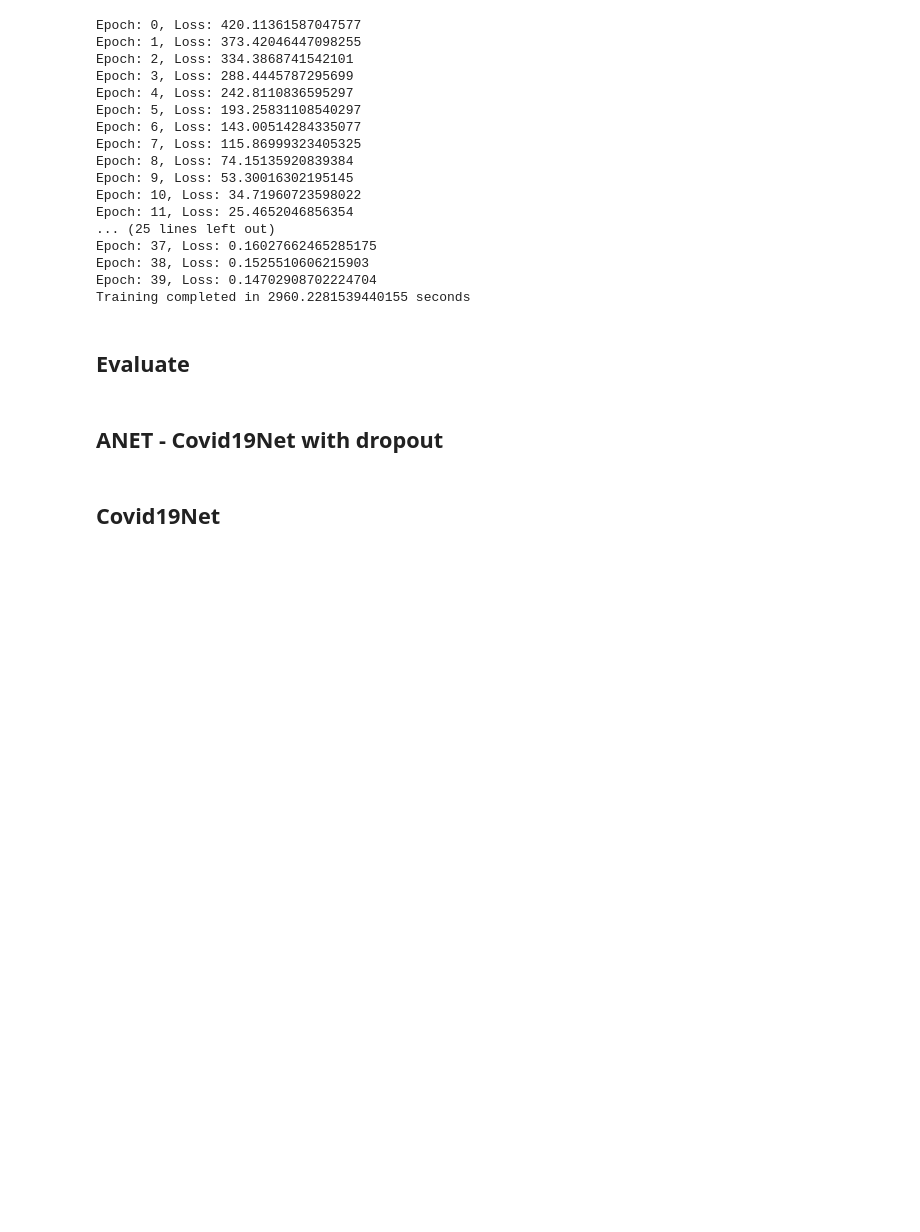
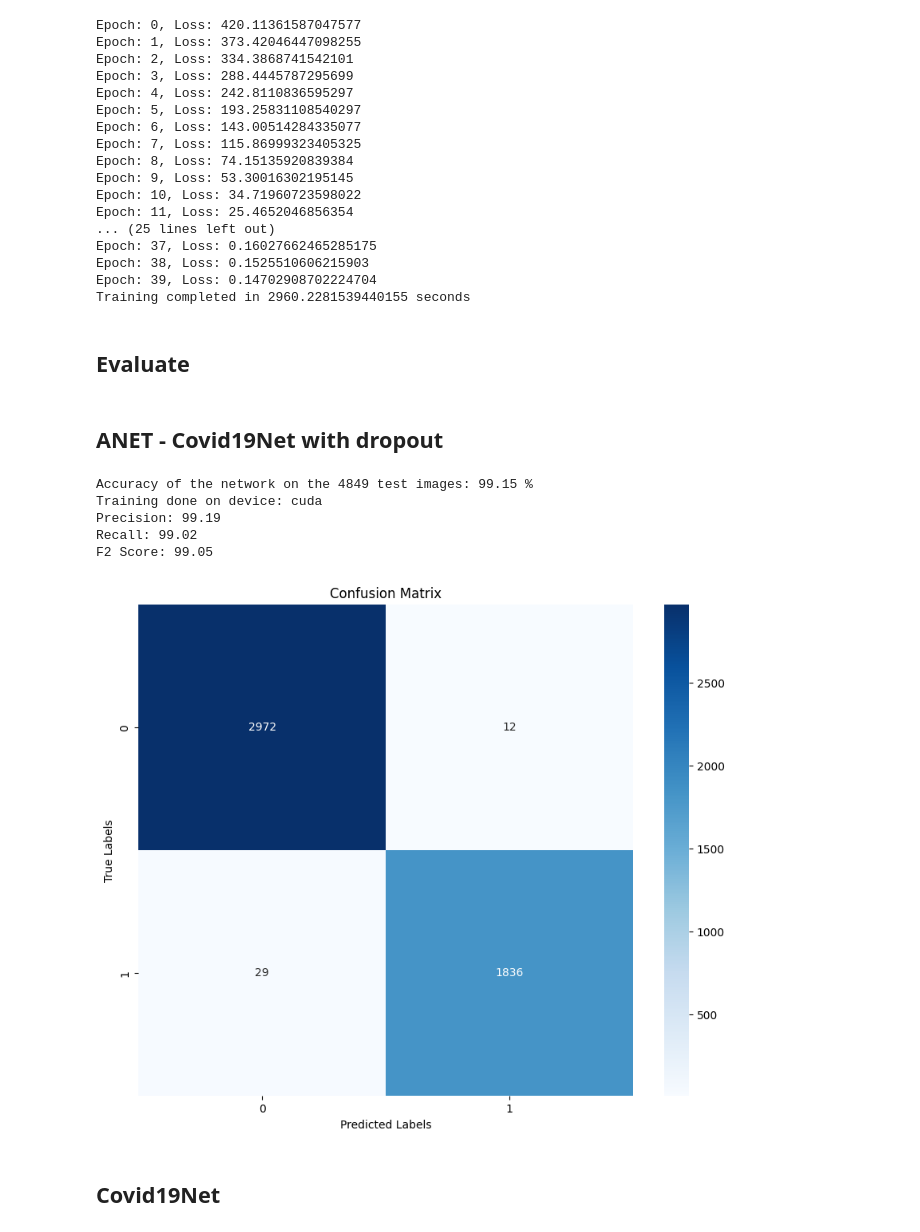
Before and after one commit to chusanapunn/pneu_class, a Jupyter notebook: report.ipynb, the cells around one changed output. Drawn from its saved outputs; the diff is of its cells as text; code cells hidden in the pictures; blank space fills up the shorter version.

```diff
--- a/report.ipynb
+++ b/report.ipynb
@@ -298,7 +298,7 @@ Training completed in 2960.2281539440155 seconds
 ## ANET - Covid19Net with dropout
 # %%
 net = ANET()
-net.load_state_dict(torch.load(project_path + 'covid19_net_40epo.pth'))
+net.load_state_dict(torch.load(project_path + 'a_net.pth'))
 
 # net = Covid19Net()
 # net.load_state_dict(torch.load(project_path + 'covid19_net.pth'))
@@ -321,33 +321,40 @@ with torch.no_grad():
         all_labels.extend(labels.cpu().numpy())
         all_predictions.extend(predicted.cpu().numpy())
 
         for i in range(labels.size(0)):
             if predicted[i] == labels[i]:
                 correct_indices.append((images[i].cpu(), predicted[i].cpu(), labels[i].cpu()))
             else:
                 incorrect_indices.append((images[i].cpu(), predicted[i].cpu(), labels[i].cpu()))
 
 
 precision = precision_score(all_labels, all_predictions, average='macro')
 recall = recall_score(all_labels, all_predictions, average='macro')
 f2_score = fbeta_score(all_labels, all_predictions, beta=2, average='macro')
 conf_matrix = confusion_matrix(all_labels, all_predictions)
 
 
 print('Accuracy of the network on the %d test images: %.2f %%' % (total, 100 * correct / total))
 print('Training done on device:', device)
 
 print('Precision: %.2f' % (precision * 100))
 print('Recall: %.2f' % (recall * 100))
 print('F2 Score: %.2f' % (f2_score * 100))
 
 # Plot the confusion matrix
 plt.figure(figsize=(10, 8))
 sns.heatmap(conf_matrix, annot=True, fmt='d', cmap='Blues')
 plt.xlabel('Predicted Labels')
 plt.ylabel('True Labels')
 plt.title('Confusion Matrix')
 plt.show()
+# %% [output]
+Accuracy of the network on the 4849 test images: 99.15 %
+Training done on device: cuda
+Precision: 99.19
+Recall: 99.02
+F2 Score: 99.05
+[figure, added]
 # %% [markdown]
 ## Covid19Net
 # %%
```
Also changed, not shown: parts of 3 cells of this notebook.
